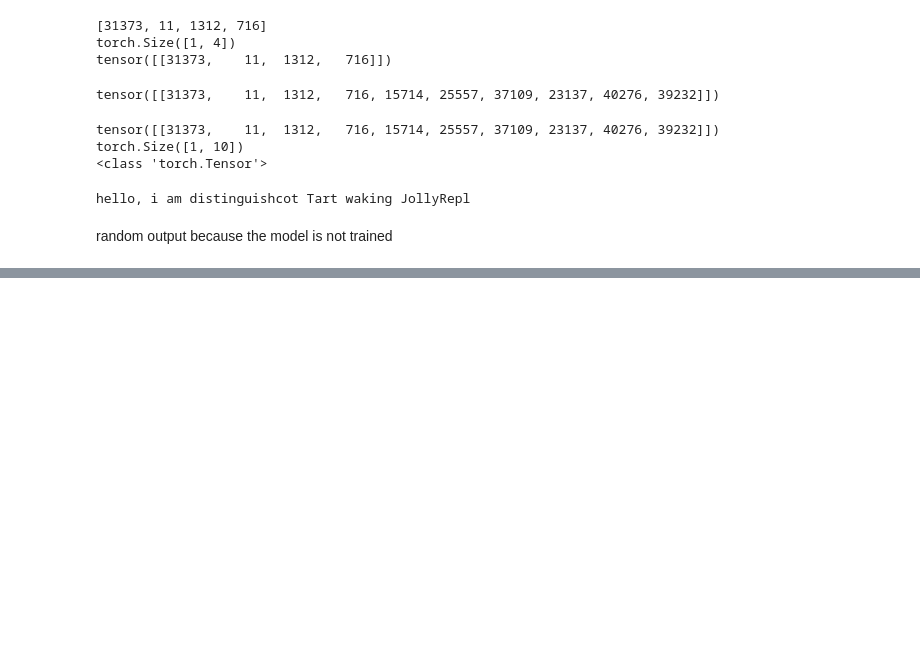
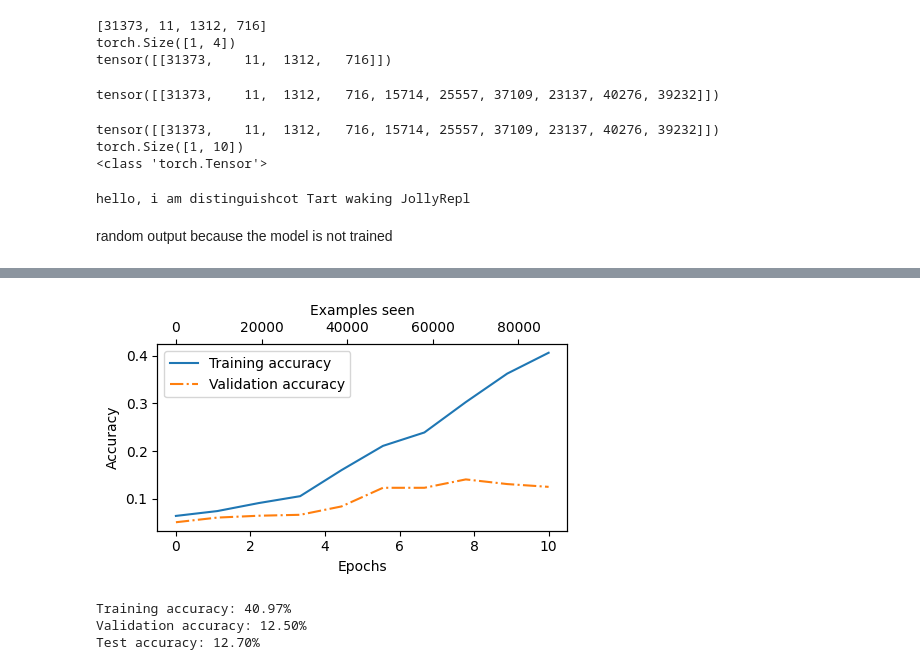
Before and after one commit to sakshirautela/LargeLanguageModel, a Jupyter notebook: model/llm.ipynb, the cells around one changed output, grey strips where cells are left out. Drawn from its saved outputs; the diff is of its cells as text; code cells hidden in the pictures; blank space fills up the shorter version.

```diff
--- a/model/llm.ipynb
+++ b/model/llm.ipynb
@@ -247,0 +409,8 @@ random output because the model is not trained
+# %%
+device = torch.device("cuda" if torch.cuda.is_available() else "cpu")
+model.to(device)
+torch.manual_seed(123)
+train_loss=calc_loss_loader(train_loader,model,device,num_batches=1)
+test_loss=calc_loss_loader(test_loader,model,device,num_batches=1)
+print(train_loss)
+print(test_loss)
@@ -247,0 +422,8 @@ random output because the model is not trained
+# %%
+def evalutae_model(model,train, test, device,eval_iter):
+  model.eval()
+  with torch.no_grad():
+    train_loss=calc_loss_loader(train,model,device,eval_iter)
+    test_loss=calc_loss_loader(test,model,device,eval_iter)
+    model.train()
+  return train_loss,test_loss
@@ -247,0 +545,19 @@ random output because the model is not trained
+# %%
+epochs_tensor = torch.linspace(0, num_epochs, len(train_accs))
+examples_seen_tensor = torch.linspace(0, examples_seen, len(train_accs))
+
+plot_values(epochs_tensor, examples_seen_tensor, train_accs, val_accs, label="accuracy")
+# %% [output]
+[figure, added]
+# %%
+train_accuracy = calc_accuracy_loader(train_loader, model, device)
+val_accuracy = calc_accuracy_loader(test_loader, model, device)
+test_accuracy = calc_accuracy_loader(test_loader, model, device)
+
+print(f"Training accuracy: {train_accuracy*100:.2f}%")
+print(f"Validation accuracy: {val_accuracy*100:.2f}%")
+print(f"Test accuracy: {test_accuracy*100:.2f}%")
+# %% [output]
+Training accuracy: 40.97%
+Validation accuracy: 12.50%
+Test accuracy: 12.70%
```
Also changed, not shown: parts of 23 cells of this notebook.
